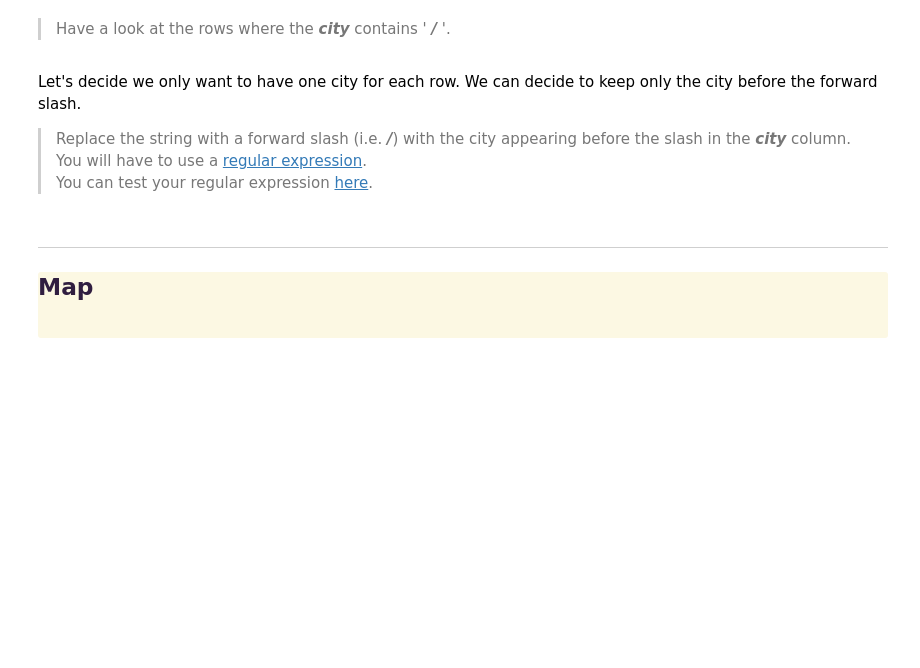
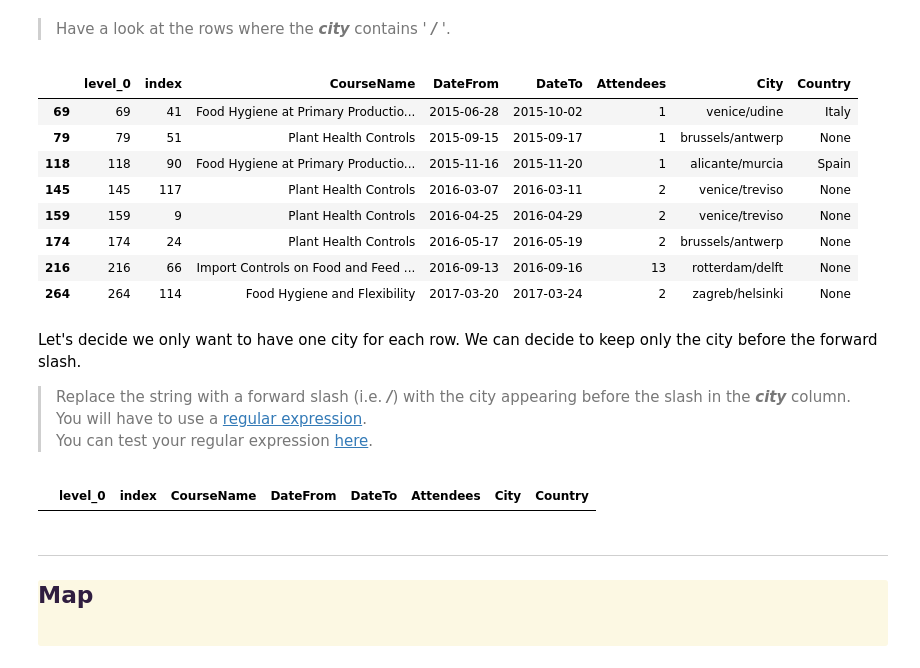
Before and after one commit to biljana-zobenica/beginners-data-workshop, a Jupyter notebook: notebooks/5. More Pandas.ipynb, the cells around one changed output. Saved outputs shown, nothing was run; the diff lists cells and outputs as text; code cells hidden in the pictures; blank space fills up the shorter version.

```diff
--- a/notebooks/5. More Pandas.ipynb
+++ b/notebooks/5. More Pandas.ipynb
@@ -228,10 +279,14 @@ This return a list with the items which were before and after the semi-column.
 # %load ../solutions/05_16.py
 # %% [markdown]
 >Create a ***city*** and a ***country*** columns in df using this split.
+# %%
+df[['City','Country']] = df['Location'].str.split(';', expand=True)
 # %%
 # %load ../solutions/05_17.py
 # %% [markdown]
 >Drop the ***Location*** column.
+# %%
+df = df.drop(labels='Location', axis=1)
 # %%
 # %load ../solutions/05_18.py
 # %%
@@ -247,6 +333,9 @@ df.head()
 # %% [markdown]
 We can see that some countries (e.g. Italy) seems to appear several times with some variations.
 >Use the strip method to remove the (potential) extra spaces at the beginning and the end of the cities and countries.
+# %%
+df['Country'] = df['Country'].str.strip()
+df['City'] = df['City'].str.strip()
 # %%
 # %load ../solutions/05_21.py
 # %% [markdown]
@@ -260,10 +361,24 @@ What do you notice about the ***city***?
 # %load ../solutions/05_23.py
 # %% [markdown]
 >Put the ***city*** column into lower case (don't forget to re-assign it to the **city** column).
+# %%
+df['City'] = df['City'].str.lower()
 # %%
 # %load ../solutions/05_24.py
 # %% [markdown]
 >Have a look at the rows where the ***city*** contains ' ***/*** '.
+# %%
+df[df['City'].str.contains('/')]
+# %% [output]
+|  | level_0 | index | CourseName | DateFrom | DateTo | Attendees | City | Country |
+| 69 | 69 | 41 | Food Hygiene at Primary Productio... | 2015-06-28 | 2015-10-02 | 1 | venice/udine | Italy |
+| 79 | 79 | 51 | Plant Health Controls | 2015-09-15 | 2015-09-17 | 1 | brussels/antwerp | None |
+| 118 | 118 | 90 | Food Hygiene at Primary Productio... | 2015-11-16 | 2015-11-20 | 1 | alicante/murcia | Spain |
+| 145 | 145 | 117 | Plant Health Controls | 2016-03-07 | 2016-03-11 | 2 | venice/treviso | None |
+| 159 | 159 | 9 | Plant Health Controls | 2016-04-25 | 2016-04-29 | 2 | venice/treviso | None |
+| 174 | 174 | 24 | Plant Health Controls | 2016-05-17 | 2016-05-19 | 2 | brussels/antwerp | None |
+| 216 | 216 | 66 | Import Controls on Food and Feed ... | 2016-09-13 | 2016-09-16 | 13 | rotterdam/delft | None |
+| 264 | 264 | 114 | Food Hygiene and Flexibility | 2017-03-20 | 2017-03-24 | 2 | zagreb/helsinki | None |
 # %%
 # %load ../solutions/05_25.py
 # %% [markdown]
@@ -274,3 +391,7 @@ Let's decide we only want to have one city for each row. We can decide to keep o
+# %%
+df[df['City'].str.contains('/')] # to check if there are cities containing '/'
+# %% [output]
+|  | level_0 | index | CourseName | DateFrom | DateTo | Attendees | City | Country |
 # %%
 # %load ../solutions/05_26.py
 # %% [markdown]
```
Also changed, not shown: parts of 9 cells of this notebook.
